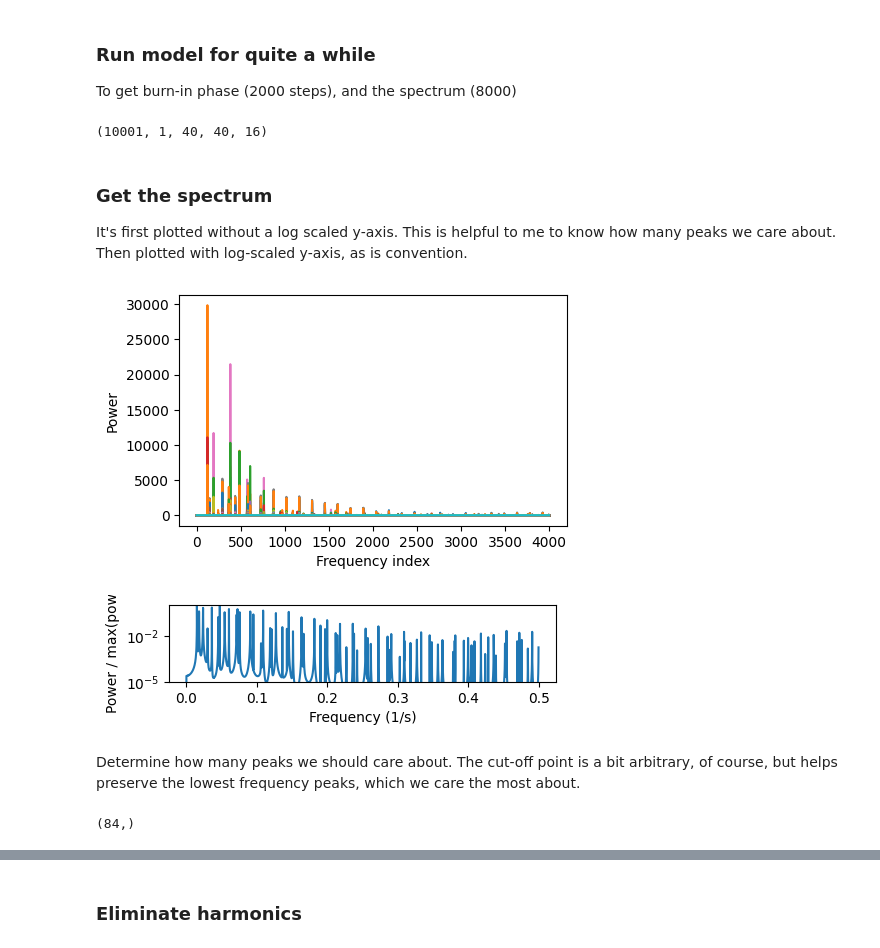
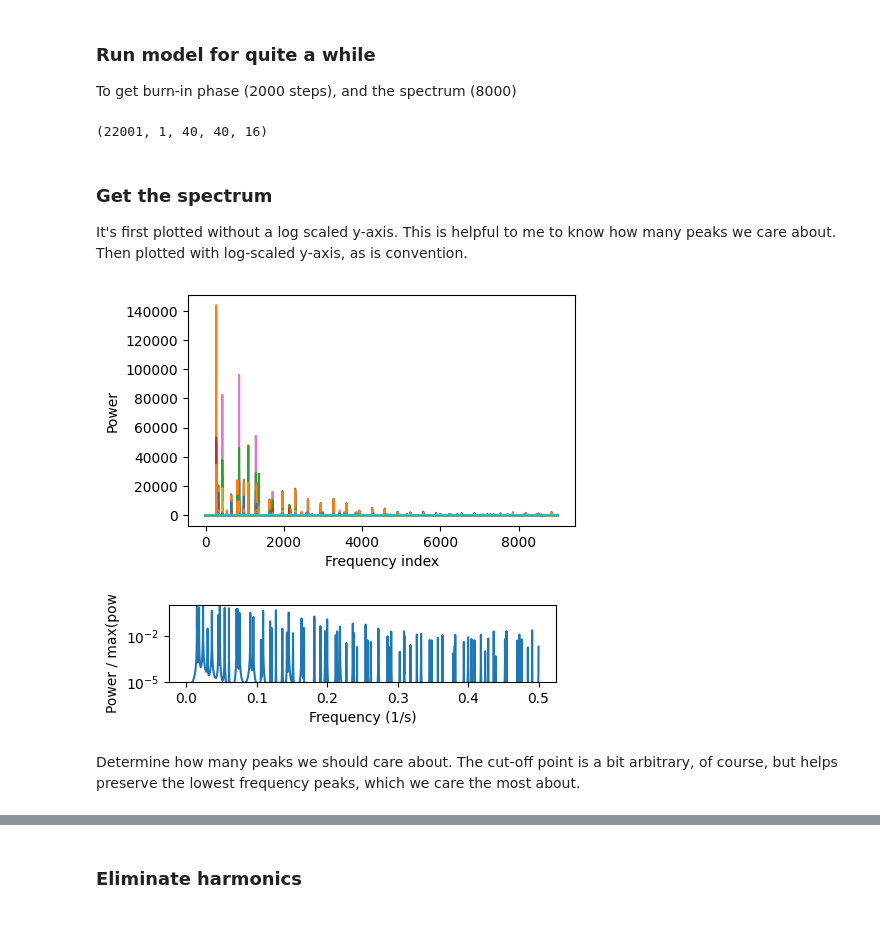
Before and after one commit to mia-katrin/attractors, a Jupyter notebook: green_gecko_fourier.ipynb, the cells around one changed output, grey strips where cells are left out. Drawn from its saved outputs; the diff is of its cells as text; code cells hidden in the pictures.

```diff
--- a/green_gecko_fourier.ipynb
+++ b/green_gecko_fourier.ipynb
@@ -22,6 +22,6 @@ x_start, y_start = TARGET_PADDING, TARGET_PADDING # size//2, size//2 #
 x_end, y_end =  TARGET_PADDING+TARGET_SIZE, TARGET_PADDING+TARGET_SIZE #size//2+1, size//2+1 #
 # %%
 model = CAModel(channel_n=CHANNEL_N, fire_rate=CELL_FIRE_RATE)
-model.load_weights("model/plain_salamander/big_fire_rate1_nr3/8000.weights.h5")
+model.load_weights("model2/gecko/seed_c/8000.weights.h5")
 None
 # %% [output]
@@ -40,29 +40,25 @@ x = tf.convert_to_tensor(seed)
 
 states = [tf.identity(x).numpy()]
 
-for iter in range(10000):
+for iter in range(22000): # Usually 10000
     x = model(x)
     states.append(tf.identity(x).numpy())
 
 states_np = np.stack(states)[:,:,x_start:x_end,y_start:y_end]
 print(states_np.shape)
 # %% [output]
-(10001, 1, 40, 40, 16)
+(22001, 1, 40, 40, 16)
 # %%
 flattened_attractor_states = states_np.reshape(states_np.shape[0], -1)
 # %% [markdown]
 ### Get the spectrum
 It's first plotted without a log scaled y-axis. This is helpful to me to know how many peaks we care about. Then plotted with log-scaled y-axis, as is convention.
 # %%
-raw_attractor = flattened_attractor_states[2000:]
+raw_attractor = flattened_attractor_states[4000:] # Usually 2000
 
 power, freqs = plot_fourier(raw_attractor, dt=1.0, filename="version3", reduce_x_by=None, figure_size=(5,1))
 # %% [output]
-[figure, old version]
+[figure, new version]
-[figure, old version]
+[figure, new version]
 # %% [markdown]
 Determine how many peaks we should care about. The cut-off point is a bit arbitrary, of course, but helps preserve the lowest frequency peaks, which we care the most about.
-# %%
-freqs[power > 0.01].shape
-# %% [output]
-(84,)
```
Also changed, not shown: parts of 13 cells of this notebook, 1 other file.
